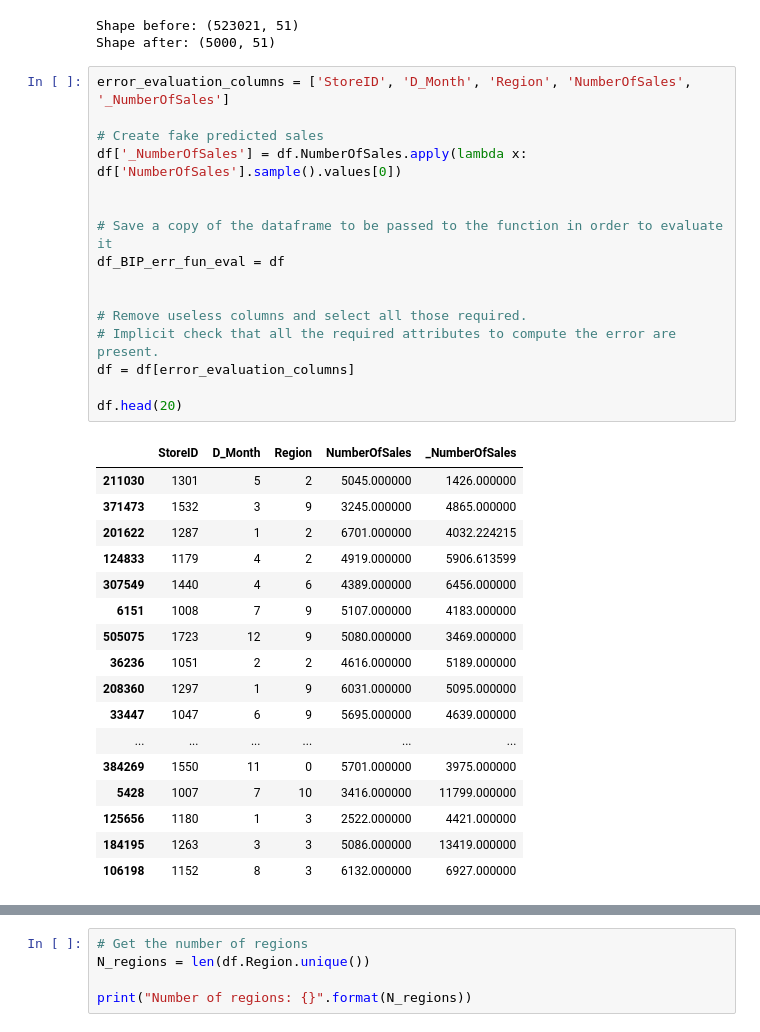
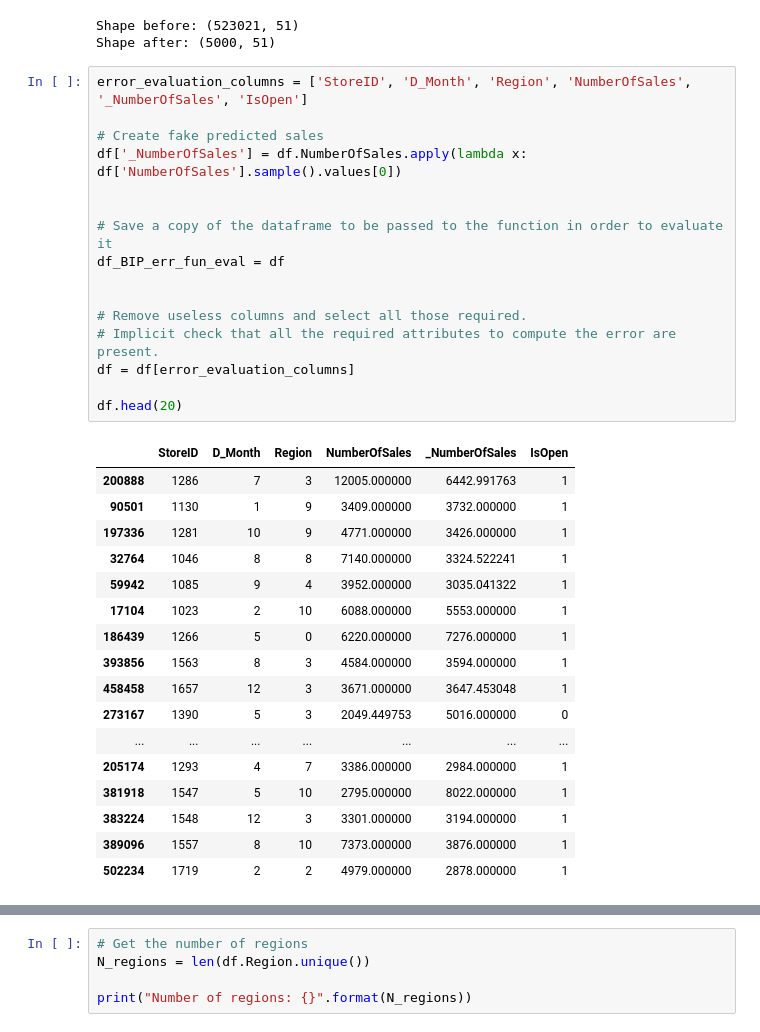
Before and after one commit to mirkomantovani/DMTM-project-BIP, a Jupyter notebook: BIP_error_function.ipynb, the cells around one changed output, grey strips where cells are left out. Drawn from its saved outputs; the diff is of its cells as text.

```diff
--- a/BIP_error_function.ipynb
+++ b/BIP_error_function.ipynb
@@ -32,36 +32,36 @@ print("Shape after: " + str(df.shape))
 Shape before: (523021, 51)
 Shape after: (5000, 51)
 # %%
-error_evaluation_columns = ['StoreID', 'D_Month', 'Region', 'NumberOfSales', '_NumberOfSales']
+error_evaluation_columns = ['StoreID', 'D_Month', 'Region', 'NumberOfSales', '_NumberOfSales', 'IsOpen']
 
 # Create fake predicted sales
 df['_NumberOfSales'] = df.NumberOfSales.apply(lambda x: df['NumberOfSales'].sample().values[0])
 
 
 # Save a copy of the dataframe to be passed to the function in order to evaluate it
 df_BIP_err_fun_eval = df
 
 
 # Remove useless columns and select all those required.
 # Implicit check that all the required attributes to compute the error are present.
 df = df[error_evaluation_columns]
 
 df.head(20)
 # %% [output]
-|  | StoreID | D_Month | Region | NumberOfSales | _NumberOfSales |
-| 211030 | 1301 | 5 | 2 | 5045.000000 | 1426.000000 |
-| 371473 | 1532 | 3 | 9 | 3245.000000 | 4865.000000 |
-| 201622 | 1287 | 1 | 2 | 6701.000000 | 4032.224215 |
-| 124833 | 1179 | 4 | 2 | 4919.000000 | 5906.613599 |
-| 307549 | 1440 | 4 | 6 | 4389.000000 | 6456.000000 |
-| 6151 | 1008 | 7 | 9 | 5107.000000 | 4183.000000 |
-| 505075 | 1723 | 12 | 9 | 5080.000000 | 3469.000000 |
-| 36236 | 1051 | 2 | 2 | 4616.000000 | 5189.000000 |
-| 208360 | 1297 | 1 | 9 | 6031.000000 | 5095.000000 |
-| 33447 | 1047 | 6 | 9 | 5695.000000 | 4639.000000 |
-| ... | ... | ... | ... | ... | ... |
-| 384269 | 1550 | 11 | 0 | 5701.000000 | 3975.000000 |
-| 5428 | 1007 | 7 | 10 | 3416.000000 | 11799.000000 |
-| 125656 | 1180 | 1 | 3 | 2522.000000 | 4421.000000 |
-| 184195 | 1263 | 3 | 3 | 5086.000000 | 13419.000000 |
-| 106198 | 1152 | 8 | 3 | 6132.000000 | 6927.000000 |
+|  | StoreID | D_Month | Region | NumberOfSales | _NumberOfSales | IsOpen |
+| 200888 | 1286 | 7 | 3 | 12005.000000 | 6442.991763 | 1 |
+| 90501 | 1130 | 1 | 9 | 3409.000000 | 3732.000000 | 1 |
+| 197336 | 1281 | 10 | 9 | 4771.000000 | 3426.000000 | 1 |
+| 32764 | 1046 | 8 | 8 | 7140.000000 | 3324.522241 | 1 |
+| 59942 | 1085 | 9 | 4 | 3952.000000 | 3035.041322 | 1 |
+| 17104 | 1023 | 2 | 10 | 6088.000000 | 5553.000000 | 1 |
+| 186439 | 1266 | 5 | 0 | 6220.000000 | 7276.000000 | 1 |
+| 393856 | 1563 | 8 | 3 | 4584.000000 | 3594.000000 | 1 |
+| 458458 | 1657 | 12 | 3 | 3671.000000 | 3647.453048 | 1 |
+| 273167 | 1390 | 5 | 3 | 2049.449753 | 5016.000000 | 0 |
+| ... | ... | ... | ... | ... | ... | ... |
+| 205174 | 1293 | 4 | 7 | 3386.000000 | 2984.000000 | 1 |
+| 381918 | 1547 | 5 | 10 | 2795.000000 | 8022.000000 | 1 |
+| 383224 | 1548 | 12 | 3 | 3301.000000 | 3194.000000 | 1 |
+| 389096 | 1557 | 8 | 10 | 7373.000000 | 3876.000000 | 1 |
+| 502234 | 1719 | 2 | 2 | 4979.000000 | 2878.000000 | 1 |
```
Also changed, not shown: parts of 11 cells of this notebook, 1 other file.
